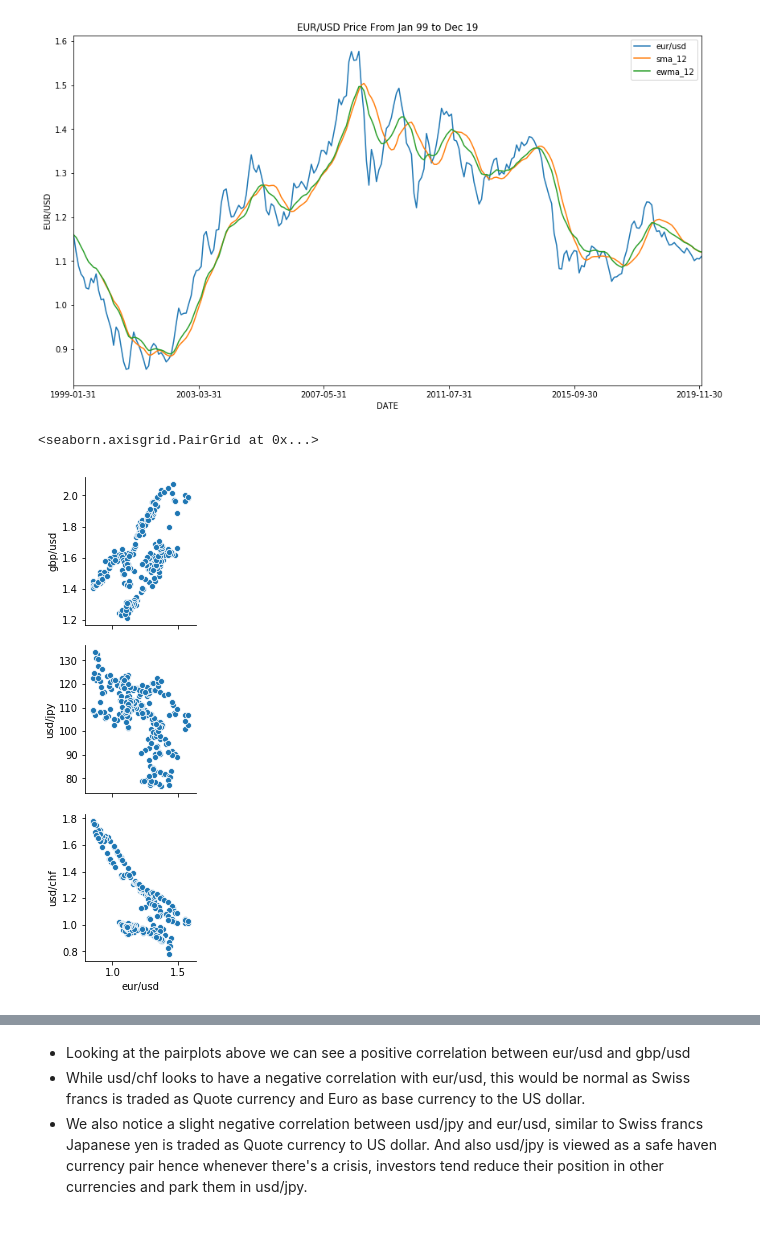
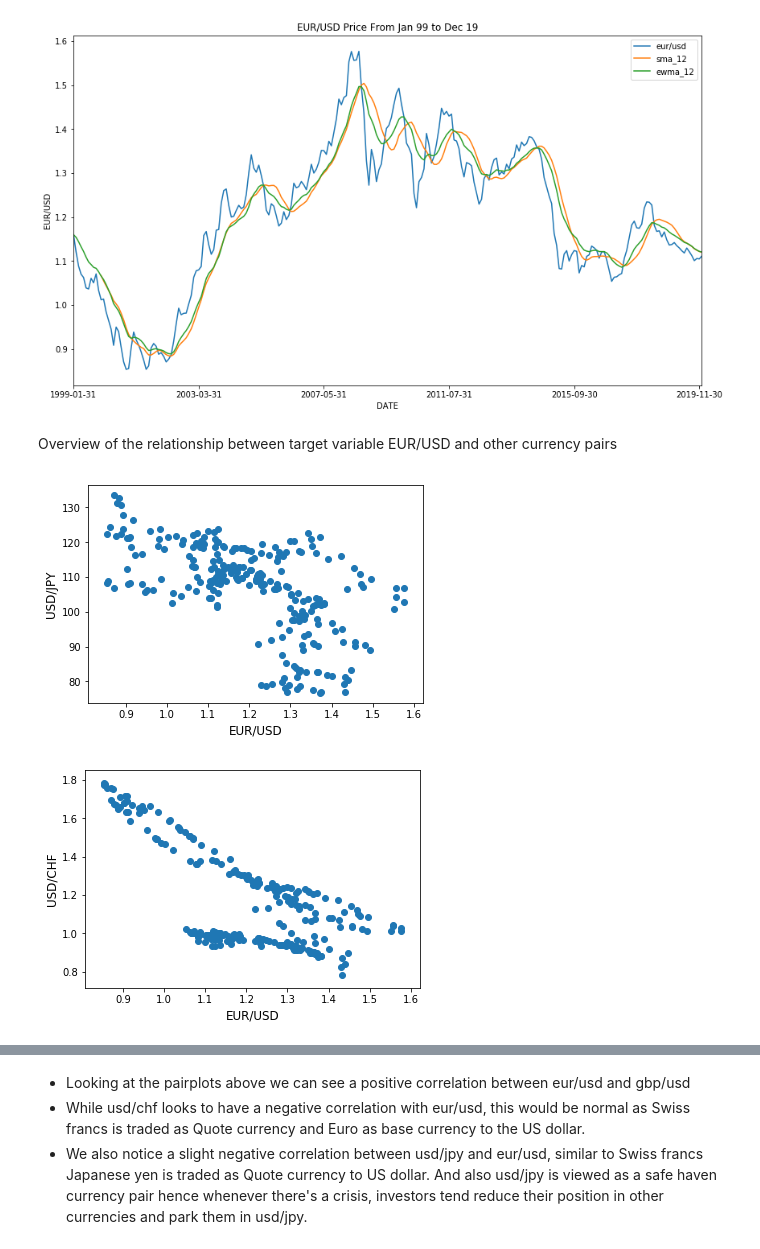
Before and after one commit to Roshh07/FX-Forecasting, a Jupyter notebook: code/Feature Engineering and EDA - Part 2.ipynb, the cells around one changed output, grey strips where cells are left out. Cells and saved outputs as stored; diff of their text form; code cells hidden in the pictures.

```diff
--- a/code/Feature Engineering and EDA - Part 2.ipynb
+++ b/code/Feature Engineering and EDA - Part 2.ipynb
@@ -97,10 +97,23 @@ Try using .loc[row_indexer,col_indexer] = value instead
 See the caveats in the documentation: http://pandas.pydata.org/pandas-docs/stable/indexing.html#indexing-view-versus-copy
   """
 [figure]
-# %%
-# Overview of the relationship between target variable EUR/USD and other currency pairs
-sns.pairplot(final_df, y_vars = ['gbp/usd', 'usd/jpy', 'usd/chf'],
-             x_vars= ['eur/usd'])
-# %% [output]
-<seaborn.axisgrid.PairGrid at 0x...>
-[figure, removed]
+# %% [markdown]
+Overview of the relationship between target variable EUR/USD and other currency pairs
+# %%
+fig, ax = plt.subplots()
+ax.scatter(x= final_df['eur/usd'], y= final_df['usd/jpy'])
+plt.ylabel('USD/JPY', fontsize = 12)
+plt.xlabel('EUR/USD', fontsize = 12)
+plt.grid(False)
+plt.show()
+# %% [output]
+[figure, added]
+# %%
+fig, ax = plt.subplots()
+ax.scatter(x= final_df['eur/usd'], y= final_df['usd/chf'])
+plt.ylabel('USD/CHF', fontsize = 12)
+plt.xlabel('EUR/USD', fontsize = 12)
+plt.grid(False)
+plt.show()
+# %% [output]
+[figure, added]
```
Also changed, not shown: parts of 2 cells of this notebook, 1 other file.
